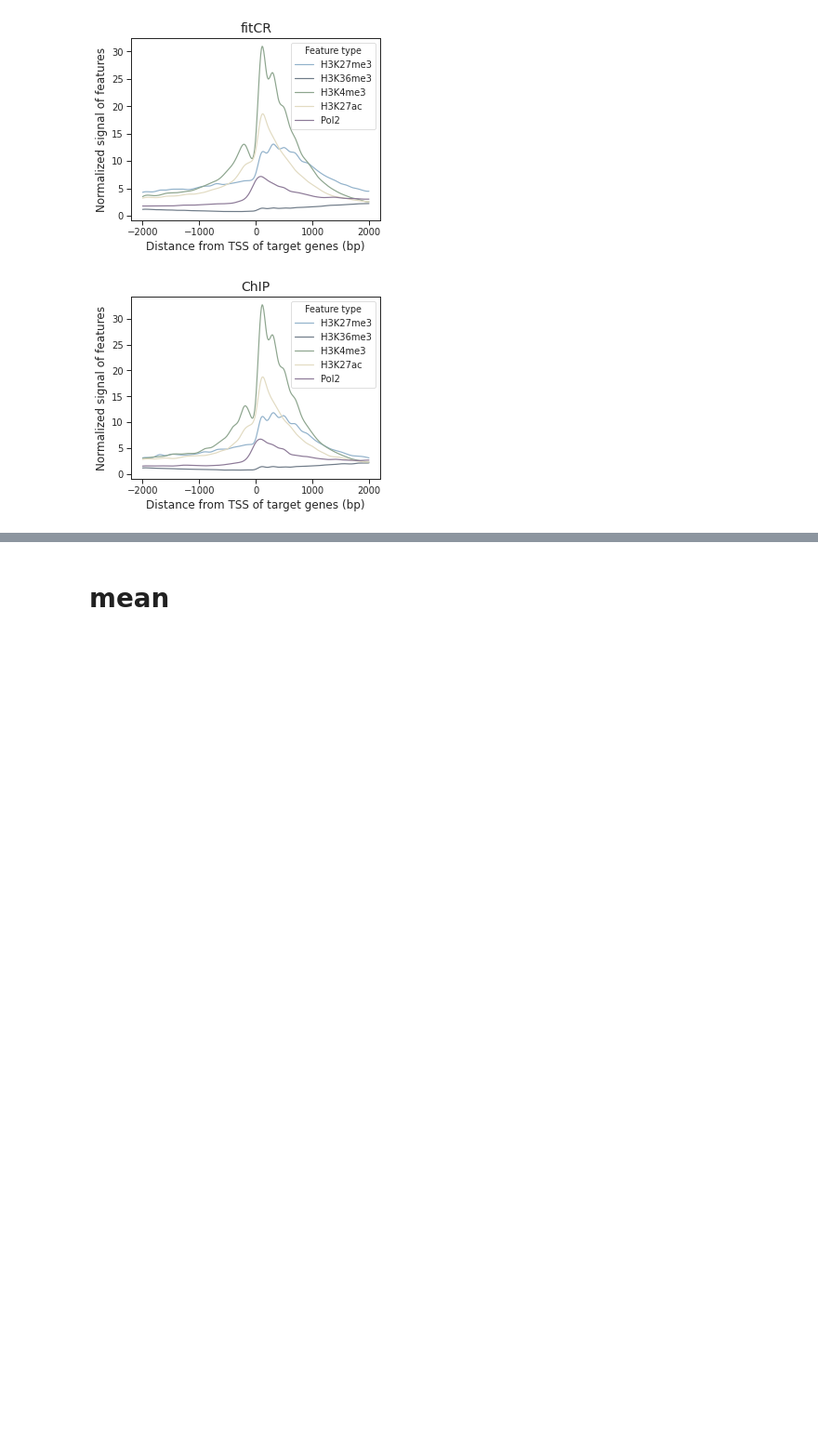
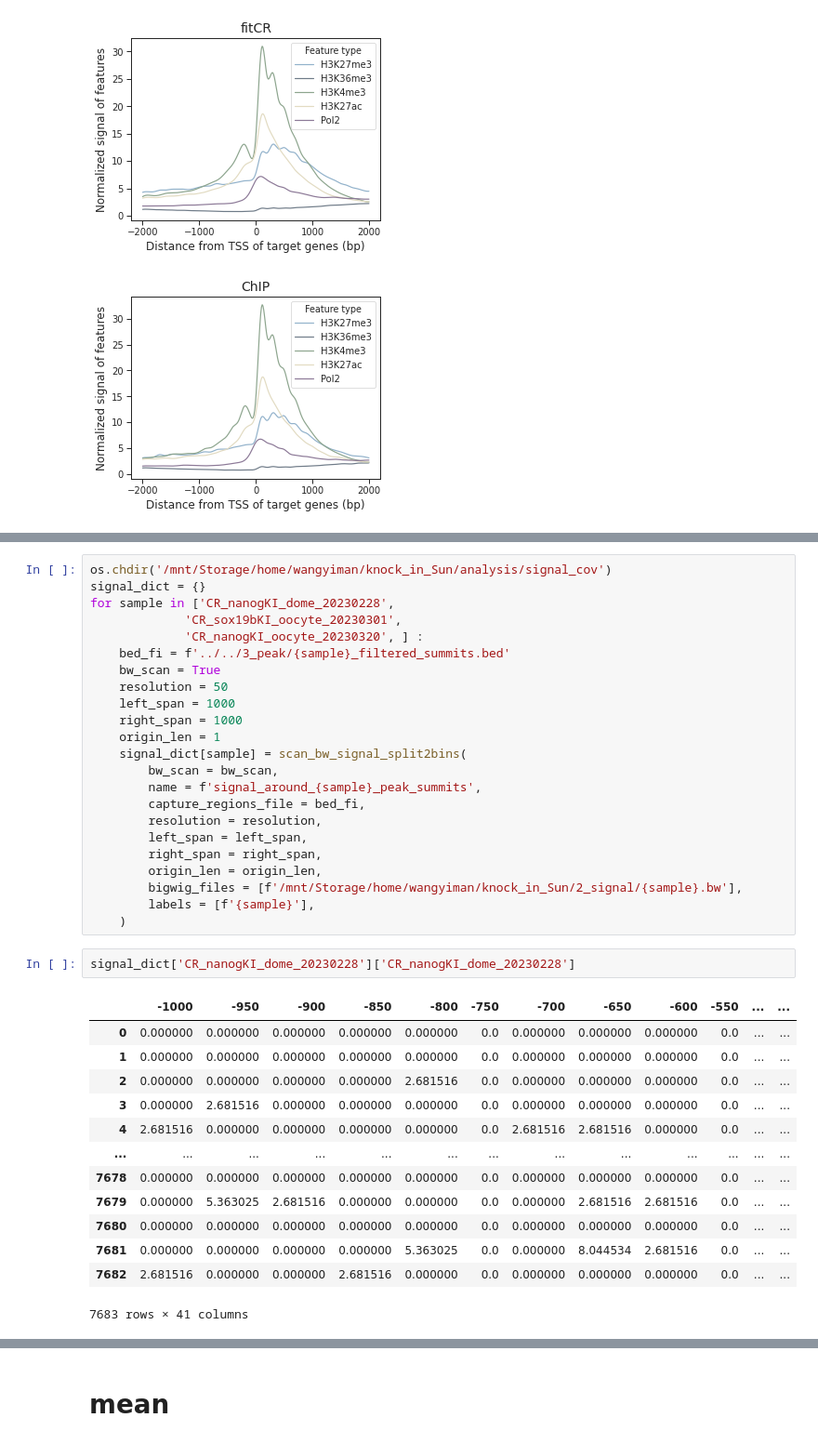
Before and after one commit to Reemann/Bioinformatics_analysis, a Jupyter notebook: utilities/bigWig_scan.ipynb, the cells around one changed output, grey strips where cells are left out. Shown at 93% size. Drawn from its saved outputs; the diff is of its cells as text; blank space fills up the shorter version.

```diff
--- a/utilities/bigWig_scan.ipynb
+++ b/utilities/bigWig_scan.ipynb
@@ -110,0 +308,39 @@ with sns.axes_style('white', rc={
+# %%
+os.chdir('/mnt/Storage/home/wangyiman/knock_in_Sun/analysis/signal_cov')
+signal_dict = {}
+for sample in ['CR_nanogKI_dome_20230228',
+             'CR_sox19bKI_oocyte_20230301',
+             'CR_nanogKI_oocyte_20230320', ] :
+    bed_fi = f'../../3_peak/{sample}_filtered_summits.bed'
+    bw_scan = True
+    resolution = 50
+    left_span = 1000
+    right_span = 1000
+    origin_len = 1
+    signal_dict[sample] = scan_bw_signal_split2bins(
+        bw_scan = bw_scan,
+        name = f'signal_around_{sample}_peak_summits',
+        capture_regions_file = bed_fi,
+        resolution = resolution,
+        left_span = left_span,
+        right_span = right_span,
+        origin_len = origin_len,
+        bigwig_files = [f'/mnt/Storage/home/wangyiman/knock_in_Sun/2_signal/{sample}.bw'],
+        labels = [f'{sample}'],
+    )
+# %%
+signal_dict['CR_nanogKI_dome_20230228']['CR_nanogKI_dome_20230228']
+# %% [output]
+|  | -1000 | -950 | -900 | -850 | -800 | -750 | -700 | -650 | -600 | -550 | ... | ... |
+| 0 | 0.000000 | 0.000000 | 0.000000 | 0.000000 | 0.000000 | 0.0 | 0.000000 | 0.000000 | 0.000000 | 0.0 | ... | ... |
+| 1 | 0.000000 | 0.000000 | 0.000000 | 0.000000 | 0.000000 | 0.0 | 0.000000 | 0.000000 | 0.000000 | 0.0 | ... | ... |
+| 2 | 0.000000 | 0.000000 | 0.000000 | 0.000000 | 2.681516 | 0.0 | 0.000000 | 0.000000 | 0.000000 | 0.0 | ... | ... |
+| 3 | 0.000000 | 2.681516 | 0.000000 | 0.000000 | 0.000000 | 0.0 | 0.000000 | 0.000000 | 0.000000 | 0.0 | ... | ... |
+| 4 | 2.681516 | 0.000000 | 0.000000 | 0.000000 | 0.000000 | 0.0 | 2.681516 | 2.681516 | 0.000000 | 0.0 | ... | ... |
+| ... | ... | ... | ... | ... | ... | ... | ... | ... | ... | ... | ... | ... |
+| 7678 | 0.000000 | 0.000000 | 0.000000 | 0.000000 | 0.000000 | 0.0 | 0.000000 | 0.000000 | 0.000000 | 0.0 | ... | ... |
+| 7679 | 0.000000 | 5.363025 | 2.681516 | 0.000000 | 0.000000 | 0.0 | 0.000000 | 2.681516 | 2.681516 | 0.0 | ... | ... |
+| 7680 | 0.000000 | 0.000000 | 0.000000 | 0.000000 | 0.000000 | 0.0 | 0.000000 | 0.000000 | 0.000000 | 0.0 | ... | ... |
+| 7681 | 0.000000 | 0.000000 | 0.000000 | 0.000000 | 5.363025 | 0.0 | 0.000000 | 8.044534 | 2.681516 | 0.0 | ... | ... |
+| 7682 | 2.681516 | 0.000000 | 0.000000 | 2.681516 | 0.000000 | 0.0 | 0.000000 | 0.000000 | 0.000000 | 0.0 | ... | ... |
+7683 rows × 41 columns
```
Also changed, not shown: parts of 13 cells of this notebook.
